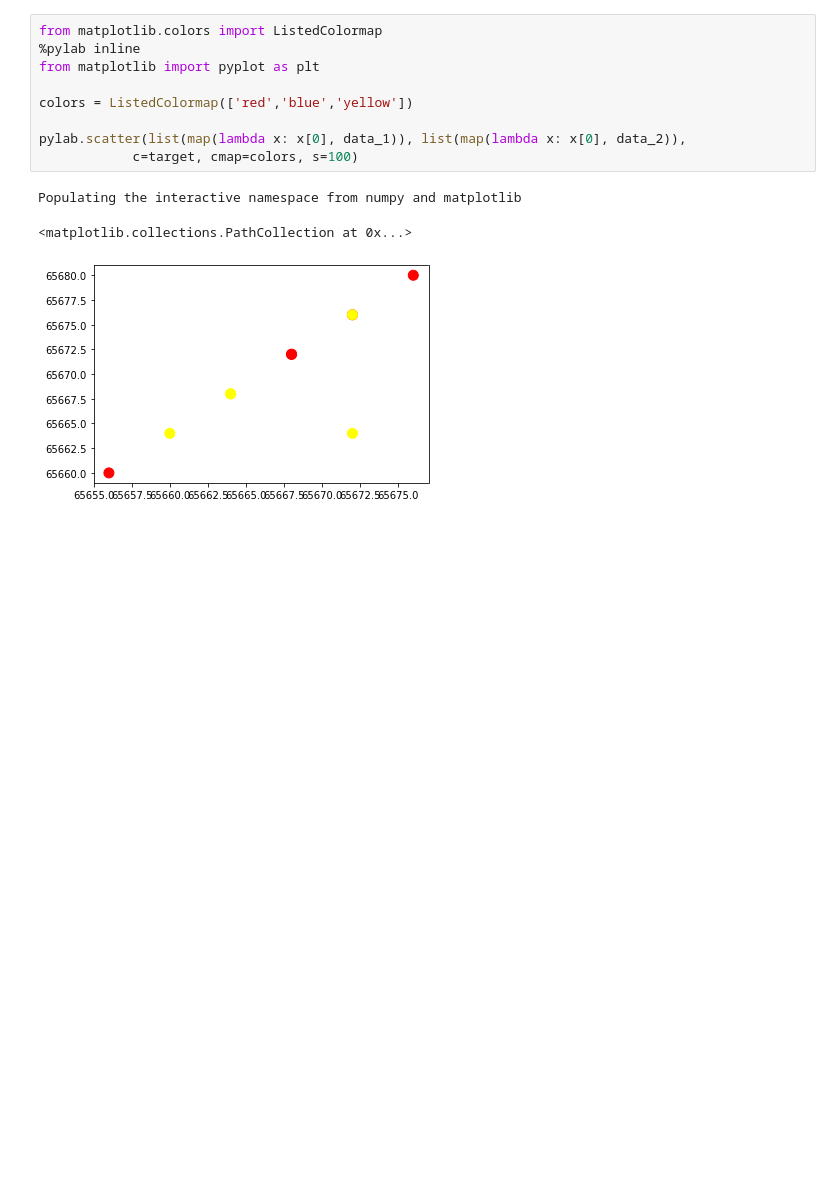
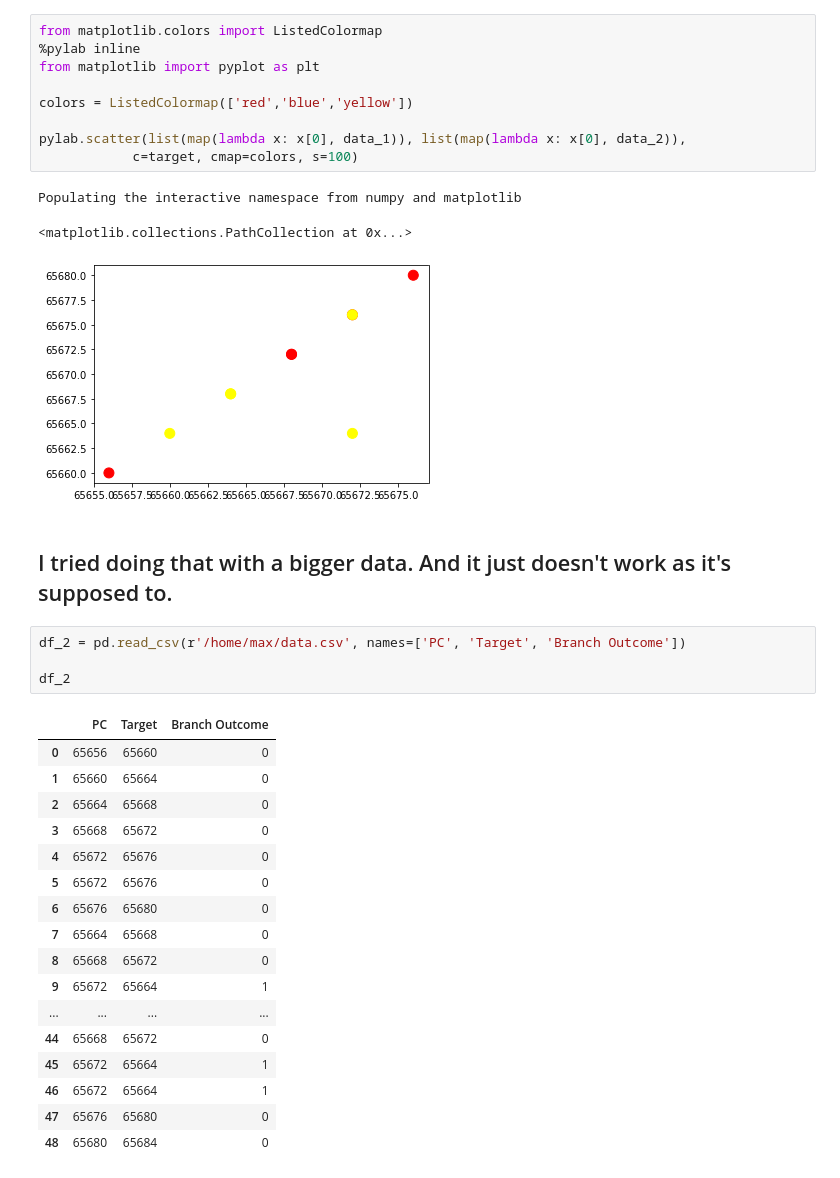
Before and after one commit to max-zhukousky/Training-Decision-Trees-Coursework, a Jupyter notebook: decision_trees.ipynb, the cells around one changed output. Saved outputs shown, nothing was run; the diff lists cells and outputs as text; blank space fills up the shorter version.

```diff
--- a/decision_trees.ipynb
+++ b/decision_trees.ipynb
@@ -112,3 +112,27 @@ pylab.scatter(list(map(lambda x: x[0], data_1)), list(map(lambda x: x[0], data_2
 Populating the interactive namespace from numpy and matplotlib
 <matplotlib.collections.PathCollection at 0x...>
 [figure]
+# %% [markdown]
+## I tried doing that with a bigger data. And it just doesn't work as it's supposed to.
+# %%
+df_2 = pd.read_csv(r'/home/max/data.csv', names=['PC', 'Target', 'Branch Outcome'])
+
+df_2
+# %% [output]
+|  | PC | Target | Branch Outcome |
+| 0 | 65656 | 65660 | 0 |
+| 1 | 65660 | 65664 | 0 |
+| 2 | 65664 | 65668 | 0 |
+| 3 | 65668 | 65672 | 0 |
+| 4 | 65672 | 65676 | 0 |
+| 5 | 65672 | 65676 | 0 |
+| 6 | 65676 | 65680 | 0 |
+| 7 | 65664 | 65668 | 0 |
+| 8 | 65668 | 65672 | 0 |
+| 9 | 65672 | 65664 | 1 |
+| ... | ... | ... | ... |
+| 44 | 65668 | 65672 | 0 |
+| 45 | 65672 | 65664 | 1 |
+| 46 | 65672 | 65664 | 1 |
+| 47 | 65676 | 65680 | 0 |
+| 48 | 65680 | 65684 | 0 |
```
Also changed, not shown: parts of 3 cells of this notebook.
